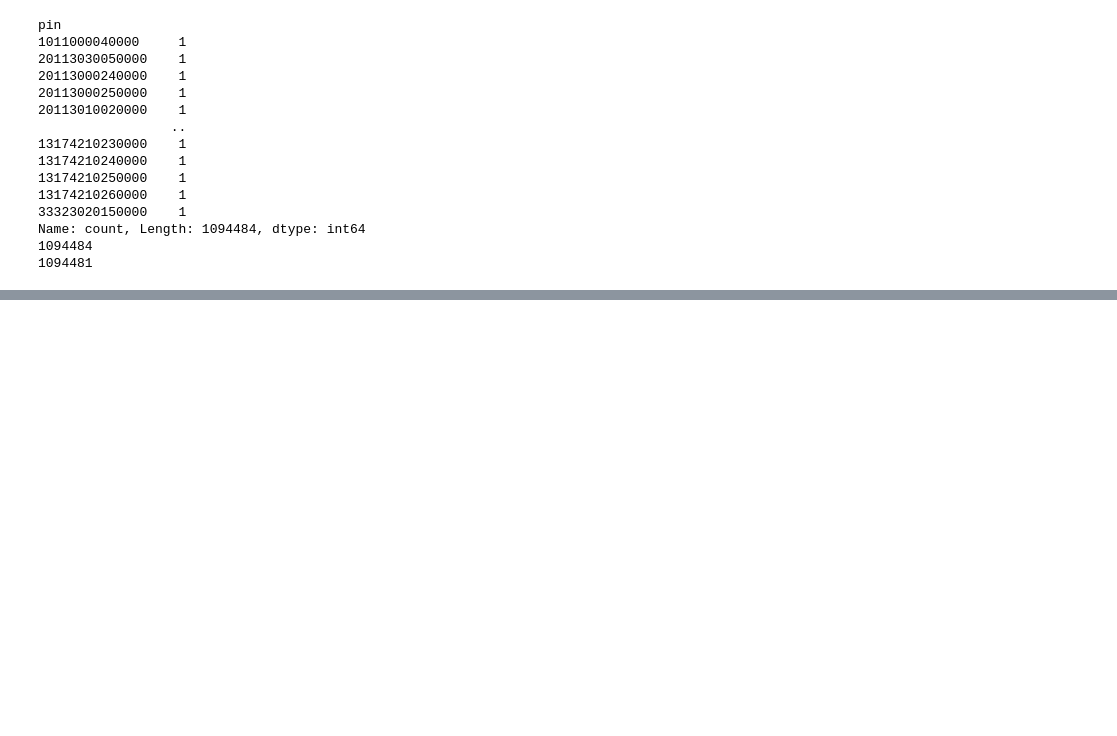
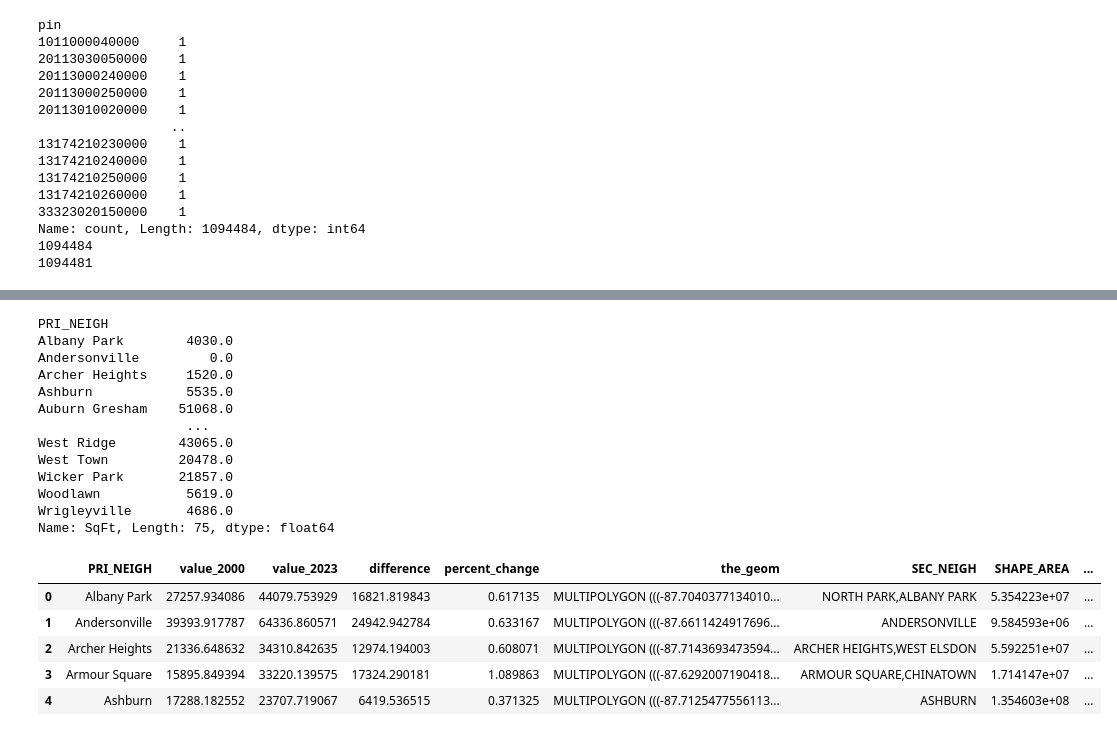
Before and after one commit to claireconzelmann/KIHC-affordable-housing-analysis, a Jupyter notebook: Code/data exploration.ipynb, the cells around one changed output, grey strips where cells are left out. Cells and saved outputs as stored; diff of their text form; code cells hidden in the pictures; blank space fills up the shorter version.

```diff
--- a/Code/data exploration.ipynb
+++ b/Code/data exploration.ipynb
@@ -227,2 +241,35 @@ vacant_buildings_neighborhood_gdf = gpd.sjoin(vacant_buildings_gdf, merged_neigh
+# %%
+
+#remove zones that cannot have residential units built
+removelist = ["C3", "DS", "M1", "M2", "M3", "PMD", "POS"]
+sale_buildings_neighborhood_gdf["flagCol"] = np.where(
+    sale_buildings_neighborhood_gdf["ZONE_CLASS"].str.contains('|'.join(removelist)),1,0)
+sale_buildings_neighborhood_gdf = sale_buildings_neighborhood_gdf.loc[sale_buildings_neighborhood_gdf["flagCol"] != 1]
+sale_buildings_neighborhood_gdf = sale_buildings_neighborhood_gdf.drop(["flagCol"], axis=1)
+
+vacant_buildings_neighborhood_gdf["flagCol"] = np.where(
+    vacant_buildings_neighborhood_gdf["ZONE_CLASS"].str.contains('|'.join(removelist)),1,0)
+vacant_buildings_neighborhood_gdf = vacant_buildings_neighborhood_gdf.loc[vacant_buildings_neighborhood_gdf["flagCol"] != 1]
+vacant_buildings_neighborhood_gdf = vacant_buildings_neighborhood_gdf.drop(["flagCol"], axis=1)
+
+#create flag for single family zones
+sale_buildings_neighborhood_gdf["sfh_flag"] = np.where(sale_buildings_neighborhood_gdf["ZONE_CLASS"].str.contains("RS-"), 1, 0)
+vacant_buildings_neighborhood_gdf["sfh_flag"] = np.where(vacant_buildings_neighborhood_gdf["ZONE_CLASS"].str.contains("RS-"), 1, 0)
+
+#create broader category for zones
+zone_cats = {"B-Business":"B",
+             "C-Commercial":"C",
+             "D-Downtown": "D",
+             "PD-Planned Development":"PD",
+             "R-Residential":"R"}
+
+def map_category(item):
+    for key, value in zone_cats.items():
+        if item.startswith(value):  # Check if item starts with dictionary value
+            return key
+    return "Unknown"  # Default value if no match is found
+
+sale_buildings_neighborhood_gdf["ZONE_CAT"] = sale_buildings_neighborhood_gdf["ZONE_CLASS"].apply(map_category)
+vacant_buildings_neighborhood_gdf["ZONE_CAT"] = vacant_buildings_neighborhood_gdf["ZONE_CLASS"].apply(map_category)
 # %%
 #List of neighborhoods in the loop and north side
@@ -244,3 +304,32 @@ subset_vacant_buildings_neighborhood_gdf = gpd.sjoin(vacant_buildings_gdf, subse
 
 subset_vacant_buildings_neighborhood = pd.DataFrame(subset_vacant_buildings_neighborhood_gdf)
 #subset_vacant_buildings_neighborhood.to_csv('C:/Users/aliso/OneDrive/Documents/subset_vacant_buildings_neighborhood.csv')
+# %%
+sale_buildings_neighborhood_gdf_sqft = sale_buildings_neighborhood_gdf[['PRI_NEIGH', 'SqFt']]
+vacant_buildings_neighborhood_gdf_sqft = vacant_buildings_neighborhood_gdf[['PRI_NEIGH', 'SqFt']]
+sqft_neighborhoods = pd.concat([sale_buildings_neighborhood_gdf_sqft, vacant_buildings_neighborhood_gdf_sqft])
+sqft_neighborhoods['SqFt'] = pd.to_numeric(sqft_neighborhoods['SqFt'], errors='coerce')
+total_sqft_neighborhoods = sqft_neighborhoods.groupby('PRI_NEIGH')['SqFt'].sum()
+print(total_sqft_neighborhoods)
+merged_neighborhoods_gdf = merged_neighborhoods_gdf.merge(total_sqft_neighborhoods, on='PRI_NEIGH', how='left')
+merged_neighborhoods_gdf.head()
+# %% [output]
+PRI_NEIGH
+Albany Park        4030.0
+Andersonville         0.0
+Archer Heights     1520.0
+Ashburn            5535.0
+Auburn Gresham    51068.0
+                   ...
+West Ridge        43065.0
+West Town         20478.0
+Wicker Park       21857.0
+Woodlawn           5619.0
+Wrigleyville       4686.0
+Name: SqFt, Length: 75, dtype: float64
+|  | PRI_NEIGH | value_2000 | value_2023 | difference | percent_change | the_geom | SEC_NEIGH | SHAPE_AREA | ... |
+| 0 | Albany Park | 27257.934086 | 44079.753929 | 16821.819843 | 0.617135 | MULTIPOLYGON (((-87.7040377134010... | NORTH PARK,ALBANY PARK | 5.354223e+07 | ... |
+| 1 | Andersonville | 39393.917787 | 64336.860571 | 24942.942784 | 0.633167 | MULTIPOLYGON (((-87.6611424917696... | ANDERSONVILLE | 9.584593e+06 | ... |
+| 2 | Archer Heights | 21336.648632 | 34310.842635 | 12974.194003 | 0.608071 | MULTIPOLYGON (((-87.7143693473594... | ARCHER HEIGHTS,WEST ELSDON | 5.592251e+07 | ... |
+| 3 | Armour Square | 15895.849394 | 33220.139575 | 17324.290181 | 1.089863 | MULTIPOLYGON (((-87.6292007190418... | ARMOUR SQUARE,CHINATOWN | 1.714147e+07 | ... |
+| 4 | Ashburn | 17288.182552 | 23707.719067 | 6419.536515 | 0.371325 | MULTIPOLYGON (((-87.7125477556113... | ASHBURN | 1.354603e+08 | ... |
```
Also changed, not shown: parts of 9 cells of this notebook, 23 other files.
